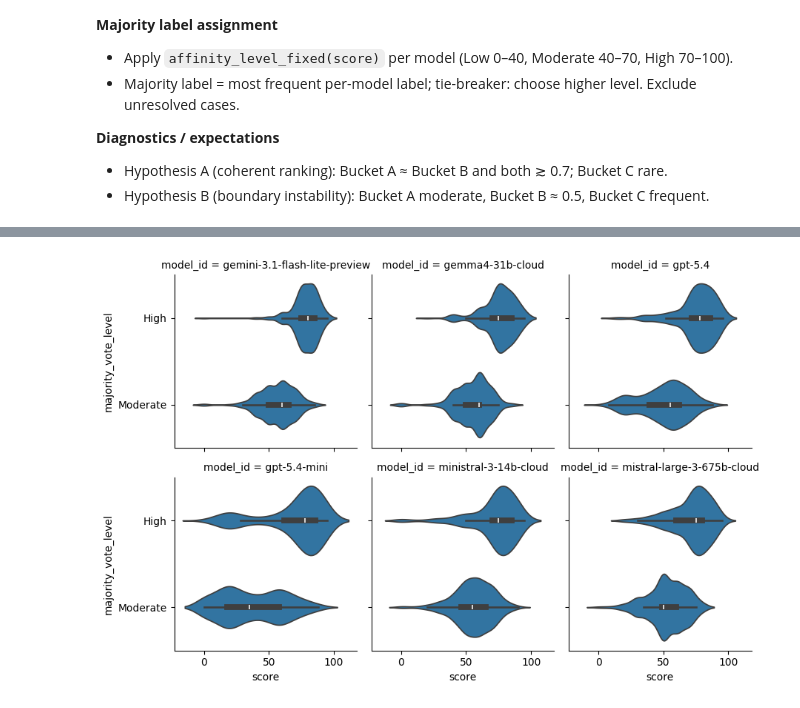
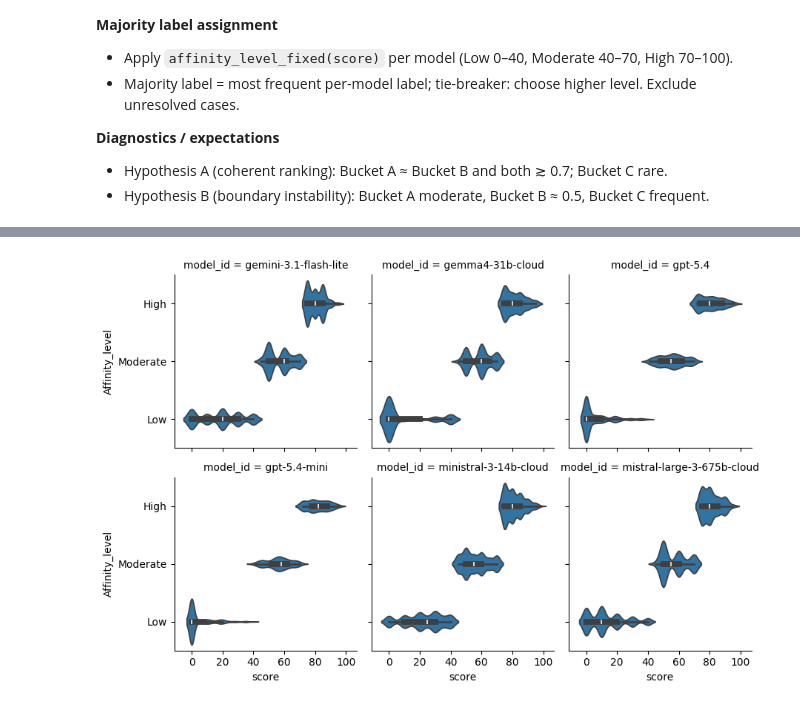
Before and after one commit to pigalleg/article-classifier, a Jupyter notebook: notebooks/07_intra_panel_rank_consisntecy.ipynb, the cells around one changed output, grey strips where cells are left out. Drawn from its saved outputs; the diff is of its cells as text; code cells hidden in the pictures.

Commit message:
affinity calibration dummy files

```diff
--- a/notebooks/07_intra_panel_rank_consisntecy.ipynb
+++ b/notebooks/07_intra_panel_rank_consisntecy.ipynb
@@ -51,7 +52,8 @@ run_id =None
 # run_id = "20260406_211752"
 # run_id = "20260413_151017"
 # run_id = "20260422_212121"
-run_id = "20260517_175302"
+# run_id = "20260517_175302"
+run_id = "20260422_212121_1"
 
 repo_root = Path.cwd().resolve().parent if Path.cwd().name == "notebooks" else Path.cwd().resolve()
 bench_root = repo_root / "data" / "results" / "affinity_benchmark"
@@ -80,4 +82,7 @@ if ra_path.exists():
     ra_df = pd.read_csv(ra_path)
     ra_df = ra_df[~ra_df['Model_Slug'].isin(ignore_models)]
     print("RA rows:", len(ra_df), "| Models:", ra_df['Model_Slug'].nunique())
+
+
+ra_df['Affinity_level'] = ra_df['LLM_Affinity'].apply(affinity_level_fixed)
 # %% [output]
@@ -478,41 +444,15 @@ plt.show()
 # %%
-# Bucket A version of the same violin plots
-# Keeps only abstracts that appear in Bucket A pairs (Moderate-Moderate / High-High)
-
-bucket_a_pairs = out_df[out_df['bucket'] == 'A'][['RA2025_ID', 'abstract_i', 'abstract_j']].drop_duplicates()
-bucket_a_abstracts = pd.unique(
-    bucket_a_pairs[['abstract_i', 'abstract_j']]
-    .astype(str)
-    .to_numpy()
-    .ravel()
-)
-
-bucket_a_df = (
-    ra_with_ensemble
-    .merge(
-        maj[['RA2025_ID', 'Abstract_Index_Norm', 'majority_vote_level']],
-        on=['RA2025_ID', 'Abstract_Index_Norm'],
-        how='left'
-    )
-    .rename(columns={'Model_Slug': 'model_id', 'LLM_Affinity': 'score'})
-)
-
-bucket_a_plot = bucket_a_df[bucket_a_df['Abstract_Index_Norm'].astype(str).isin(bucket_a_abstracts)].copy()
-bucket_a_plot = bucket_a_plot[bucket_a_plot['majority_vote_level'].isin(['Moderate', 'High'])].copy()
-
-if bucket_a_plot.empty:
-    raise RuntimeError('No Bucket A abstracts found for the violin plot.')
-
-sns.catplot(
-    data=bucket_a_plot,
+g = sns.catplot(
+    data=ra_df[ra_df['Affinity_level'] != 'low'].rename(columns={'Model_Slug': 'model_id', 'LLM_Affinity': 'score'}),
     kind='violin',
-    y='majority_vote_level',
+    y='Affinity_level',
     x='score',
     col='model_id',
     height=3,
-    # aspect=2.8,
-    col_wrap = 3,
+    col_wrap=3,
+    order=['High', 'Moderate', 'Low'],
 )
+g.set(xticks=np.arange(0,101,20))
 plt.show()
 # %% [output]
-[figure, old version]
+[figure, new version]
```
Also changed, not shown: parts of 12 cells of this notebook, 10 other files.
